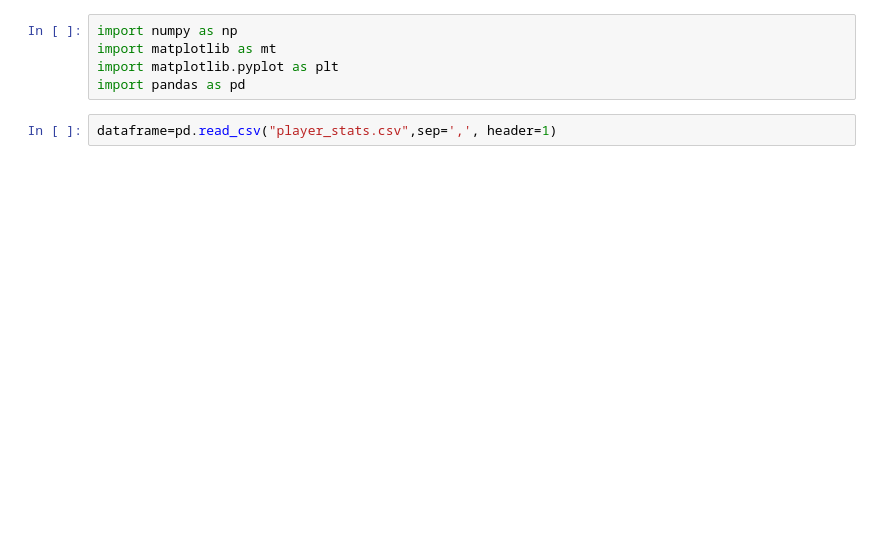
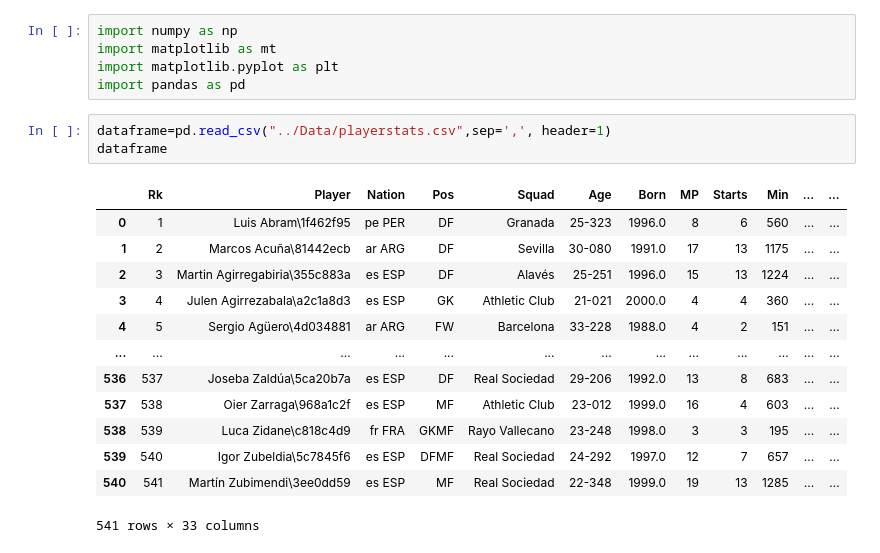
Before and after one commit to mabyan22/football_analysis, a Jupyter notebook: Notebooks/football_graph_prototype.ipynb, the cells around one changed output. Cells and saved outputs as stored; diff of their text form; blank space fills up the shorter version.

Commit message:
Changed stats used in football_analysis notebook

```diff
--- a/Notebooks/football_graph_prototype.ipynb
+++ b/Notebooks/football_graph_prototype.ipynb
@@ -4,5 +4,20 @@ import matplotlib as mt
 import matplotlib.pyplot as plt
 import pandas as pd
 # %%
-dataframe=pd.read_csv("player_stats.csv",sep=',', header=1)
+dataframe=pd.read_csv("../Data/playerstats.csv",sep=',', header=1)
+dataframe
+# %% [output]
+|  | Rk | Player | Nation | Pos | Squad | Age | Born | MP | Starts | Min | ... | ... |
+| 0 | 1 | Luis Abram\1f462f95 | pe PER | DF | Granada | 25-323 | 1996.0 | 8 | 6 | 560 | ... | ... |
+| 1 | 2 | Marcos Acuña\81442ecb | ar ARG | DF | Sevilla | 30-080 | 1991.0 | 17 | 13 | 1175 | ... | ... |
+| 2 | 3 | Martin Agirregabiria\355c883a | es ESP | DF | Alavés | 25-251 | 1996.0 | 15 | 13 | 1224 | ... | ... |
+| 3 | 4 | Julen Agirrezabala\a2c1a8d3 | es ESP | GK | Athletic Club | 21-021 | 2000.0 | 4 | 4 | 360 | ... | ... |
+| 4 | 5 | Sergio Agüero\4d034881 | ar ARG | FW | Barcelona | 33-228 | 1988.0 | 4 | 2 | 151 | ... | ... |
+| ... | ... | ... | ... | ... | ... | ... | ... | ... | ... | ... | ... | ... |
+| 536 | 537 | Joseba Zaldúa\5ca20b7a | es ESP | DF | Real Sociedad | 29-206 | 1992.0 | 13 | 8 | 683 | ... | ... |
+| 537 | 538 | Oier Zarraga\968a1c2f | es ESP | MF | Athletic Club | 23-012 | 1999.0 | 16 | 4 | 603 | ... | ... |
+| 538 | 539 | Luca Zidane\c818c4d9 | fr FRA | GKMF | Rayo Vallecano | 23-248 | 1998.0 | 3 | 3 | 195 | ... | ... |
+| 539 | 540 | Igor Zubeldia\5c7845f6 | es ESP | DFMF | Real Sociedad | 24-292 | 1997.0 | 12 | 7 | 657 | ... | ... |
+| 540 | 541 | Martín Zubimendi\3ee0dd59 | es ESP | MF | Real Sociedad | 22-348 | 1999.0 | 19 | 13 | 1285 | ... | ... |
+541 rows × 33 columns
 # %%
```
Also changed, not shown: parts of 6 cells of this notebook, 1 other file.
